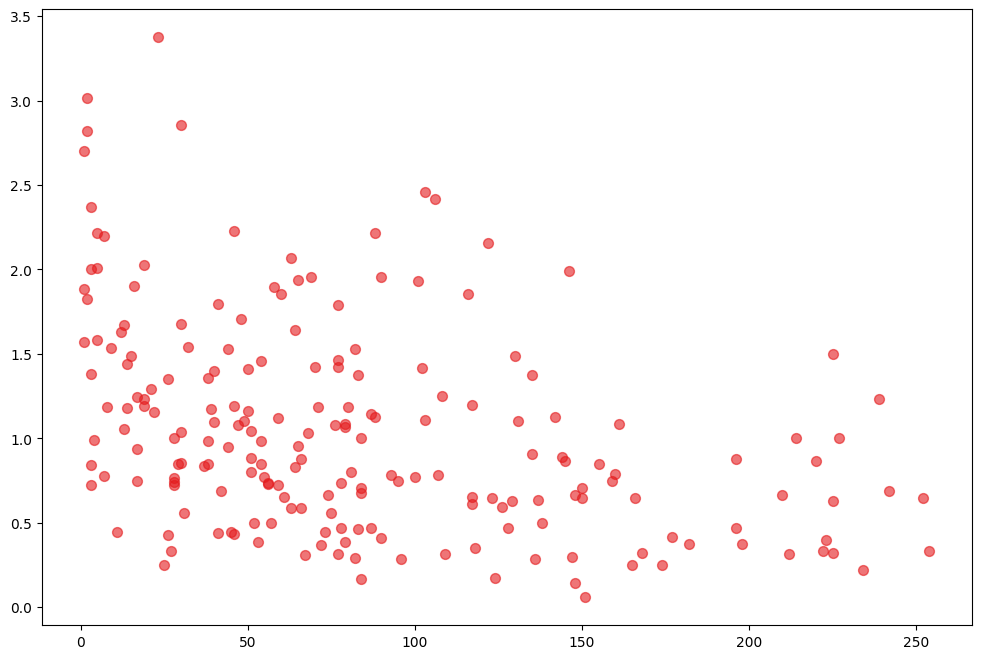
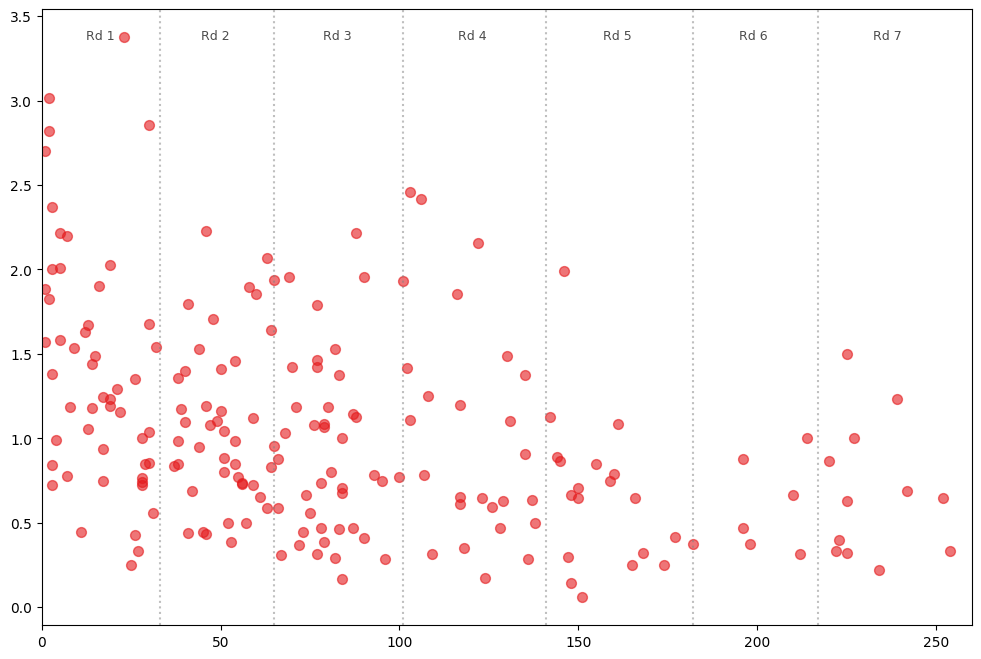
Code edit (unified diff) that turned the first committed figure into the second:
--- before
+++ after
@@ -17,3 +17,23 @@
 )
 
+# Add reference lines for draft rounds
+round_starts = [1, 33, 65, 101, 141, 182, 217, 257]  # Including start of Round 1 and end boundary
 
+# Add vertical lines at round boundaries, based on 2026
+# Numbers vary based on comp pick
+for i, boundary in enumerate(round_starts[1:-1]):  # Skip the first (1) and last (225)
+    ax.axvline(x=boundary, color='gray', linestyle=':', alpha=0.5)
+
+# Add round labels at midpoints
+for i in range(7):
+    start = round_starts[i]
+    end = round_starts[i+1] - 1
+    midpoint = (start + end) / 2
+    ax.text(midpoint, ax.get_ylim()[1] * 0.95, f'Rd {i+1}', 
+            fontsize=9, ha='center', alpha=0.7)
+
+# Set x-axis limits to remove buffer
+ax.set_xlim(0, 260)
+
+plt.show()
+

Commit: Broken down into multiple notebooks